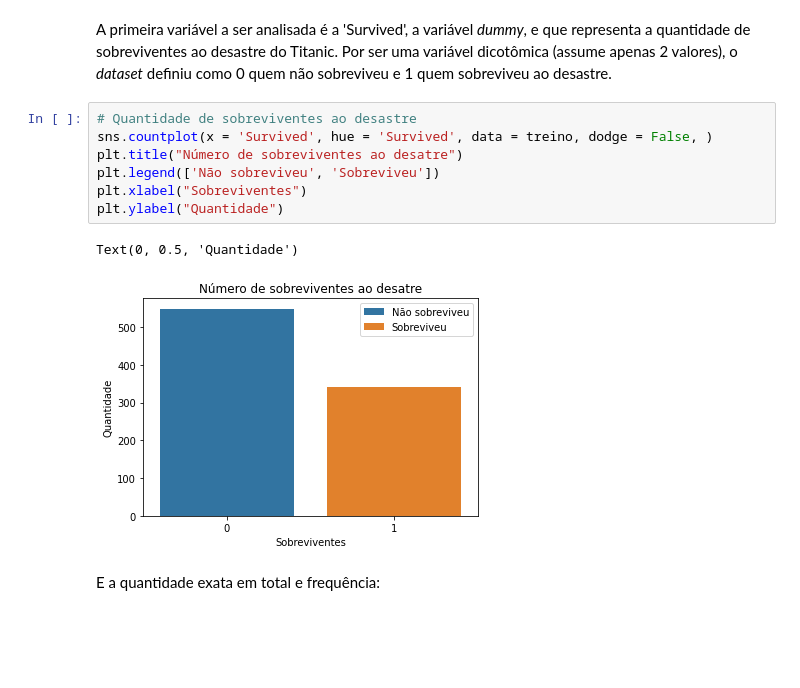
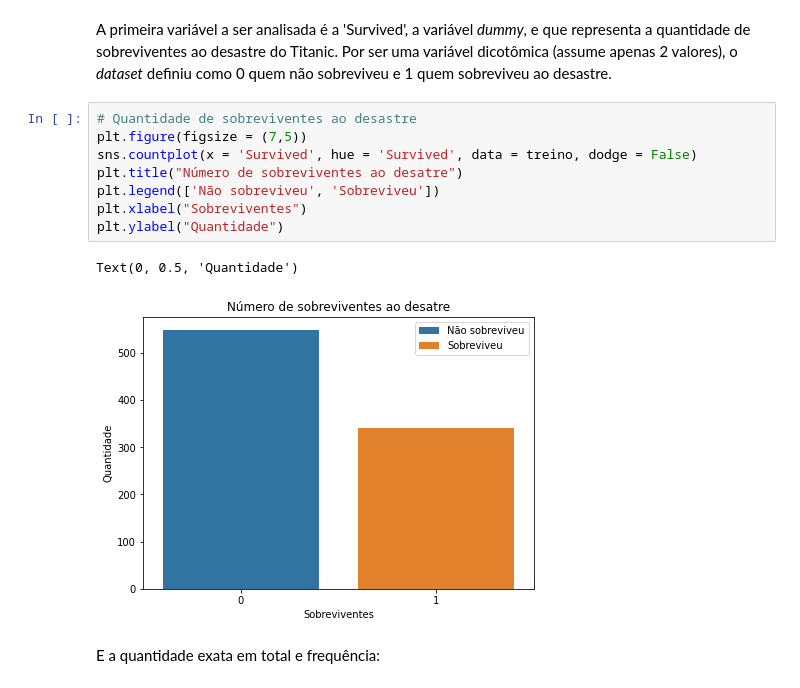
Before and after one commit to kauecapellato/Titanic_Case, a Jupyter notebook: Titanic_Case.ipynb, the cells around one changed output. Cells and saved outputs as stored; diff of their text form; blank space fills up the shorter version.

```diff
--- a/Titanic_Case.ipynb
+++ b/Titanic_Case.ipynb
@@ -175,14 +176,15 @@ Para a visualização das variáveis, ou seja, a criação de gráficos, utiliza
 A primeira variável a ser analisada é a 'Survived', a variável *dummy*, e que representa a quantidade de sobreviventes ao desastre do Titanic. Por ser uma variável dicotômica (assume apenas 2 valores), o *dataset* definiu como 0 quem não sobreviveu e 1 quem sobreviveu ao desastre.
 # %%
 # Quantidade de sobreviventes ao desastre
-sns.countplot(x = 'Survived', hue = 'Survived', data = treino, dodge = False, )
+plt.figure(figsize = (7,5))
+sns.countplot(x = 'Survived', hue = 'Survived', data = treino, dodge = False)
 plt.title("Número de sobreviventes ao desatre")
 plt.legend(['Não sobreviveu', 'Sobreviveu'])
 plt.xlabel("Sobreviventes")
 plt.ylabel("Quantidade")
 # %% [output]
 Text(0, 0.5, 'Quantidade')
-[figure, old version]
+[figure, new version]
 # %% [markdown]
 E a quantidade exata em total e frequência:
 # %%
```
Also changed, not shown: parts of 13 cells of this notebook.
